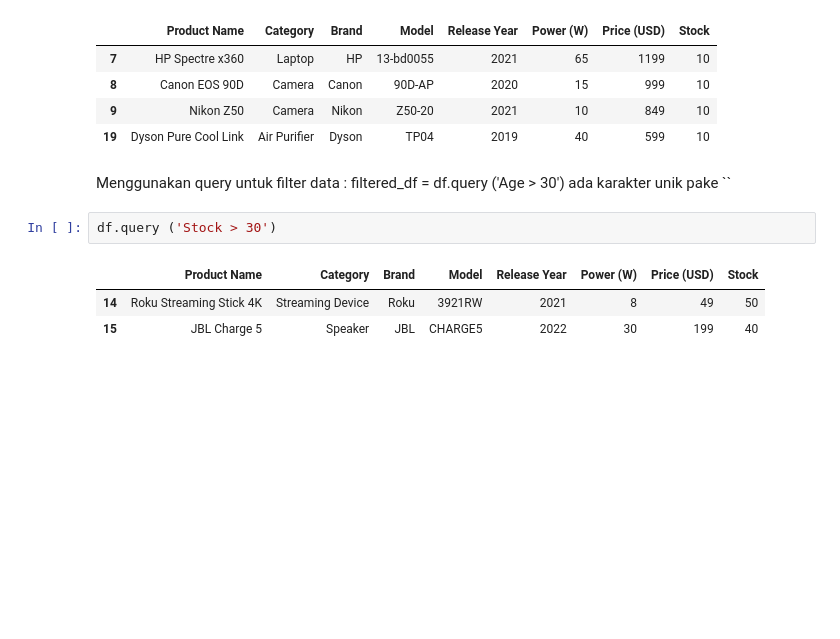
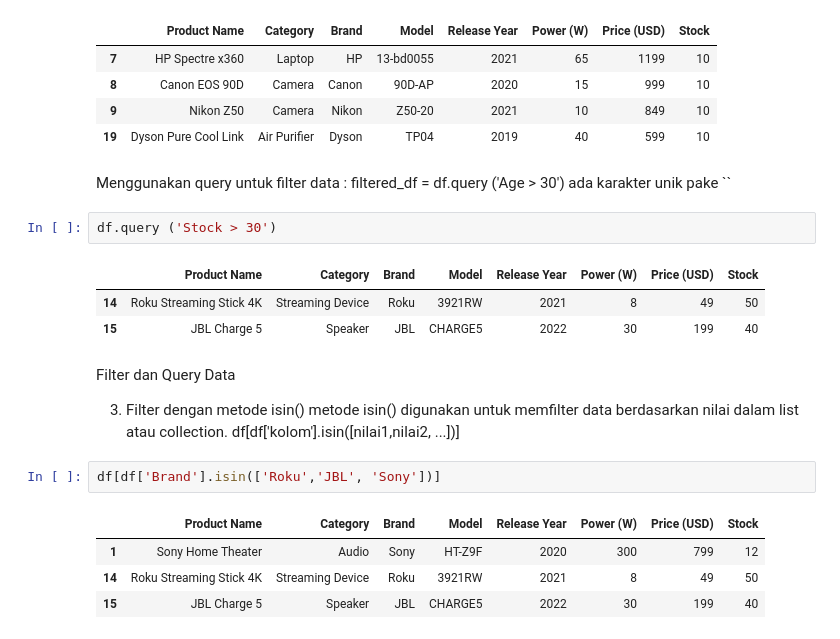
Before and after one commit to Dontbecode/-Bootcamp-Data-Analyst-, a Jupyter notebook: Pandas.ipynb, the cells around one changed output. Cells and saved outputs as stored; diff of their text form; blank space fills up the shorter version.

```diff
--- a/Pandas.ipynb
+++ b/Pandas.ipynb
@@ -641,3 +646,15 @@ df.query ('Stock > 30')
 |  | Product Name | Category | Brand | Model | Release Year | Power (W) | Price (USD) | Stock |
 | 14 | Roku Streaming Stick 4K | Streaming Device | Roku | 3921RW | 2021 | 8 | 49 | 50 |
 | 15 | JBL Charge 5 | Speaker | JBL | CHARGE5 | 2022 | 30 | 199 | 40 |
+# %% [markdown]
+Filter dan Query Data
+
+3. Filter dengan metode isin()
+metode isin() digunakan untuk memfilter data berdasarkan nilai dalam list atau collection. df[df['kolom'].isin([nilai1,nilai2, ...])]
+# %%
+df[df['Brand'].isin(['Roku','JBL', 'Sony'])]
+# %% [output]
+|  | Product Name | Category | Brand | Model | Release Year | Power (W) | Price (USD) | Stock |
+| 1 | Sony Home Theater | Audio | Sony | HT-Z9F | 2020 | 300 | 799 | 12 |
+| 14 | Roku Streaming Stick 4K | Streaming Device | Roku | 3921RW | 2021 | 8 | 49 | 50 |
+| 15 | JBL Charge 5 | Speaker | JBL | CHARGE5 | 2022 | 30 | 199 | 40 |
```
Also changed, not shown: parts of 13 cells of this notebook, 1 other file.
